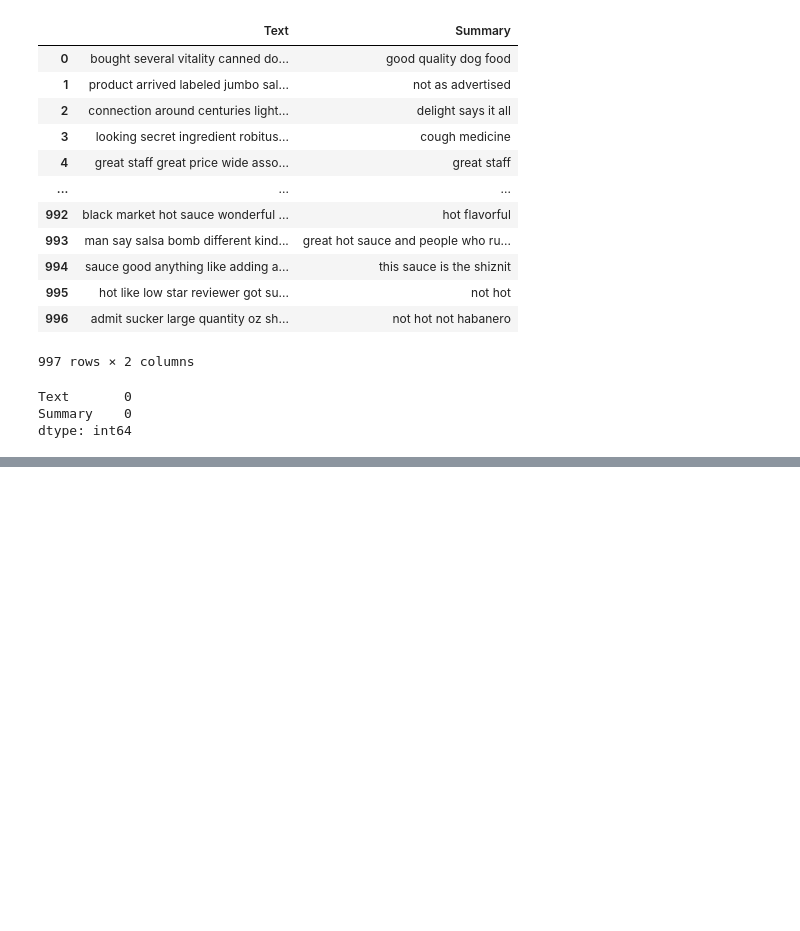
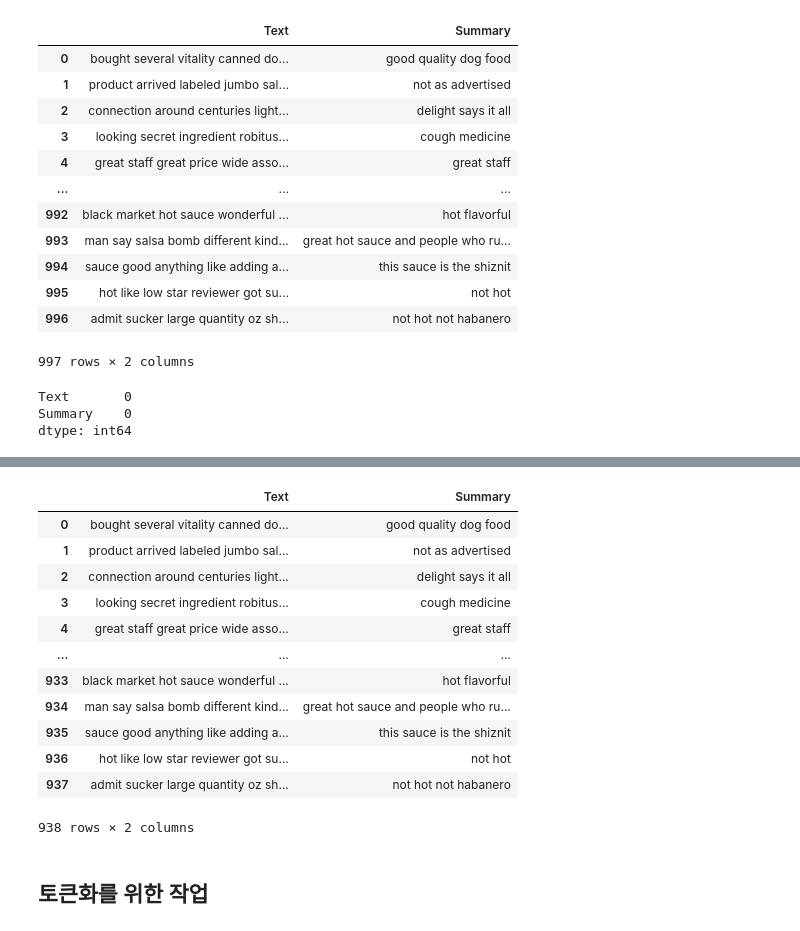
Before and after one commit to ksclown/DL_by_ksclown, a Jupyter notebook: Text Summarize.ipynb, the cells around one changed output, grey strips where cells are left out. Saved outputs shown, nothing was run; the diff lists cells and outputs as text; code cells hidden in the pictures; blank space fills up the shorter version.

```diff
--- a/Text Summarize.ipynb
+++ b/Text Summarize.ipynb
@@ -273,4 +298,10 @@ spell = Speller(lang = "en")
 # %%
+# 위의 함수와 달리 이번 실습에서 직접 사용하는 코드 #
+## 스펠링 맞춤법 ##
+# https://www.delftstack.com/ko/howto/python/python-spell-checker/
+spell = Speller(lang = "en")
+
+
 # 전체 전처리 함수 #
 ## re.sub（검색 패턴, 치환되는 텍스트, 치환할려는 텍스트）
 def preprocess_doc(document, remove_stopwords = True) :
@@ -279,25 +310,29 @@ def preprocess_doc(document, remove_stopwords = True) :
 
     ## 괄호 없애기
     document = BeautifulSoup(document, "lxml").text  # html 태그 제거 (<> ~~ <> 같은)
-    document = re.sub(r'\([^)]*\)', '', document)    # 괄호로 묶인 문자열 제거
+    document = re.sub(r'\([^)]*\)', ' ', document)   # 괄호로 묶인 문자열 제거
 
     ## 정규화
-    document = expand_contractions(document)         # 규칙 기반 정규화
+    ## 띄어쓰기로 구분한 문장을 규칙 안에 있는거면 정규화 아니면 다시 똑같이 내보내기
+    ## 딕셔너리로 되어있기 때문에 가능
+    document = ' '.join([contractions_dict[t] if t in contractions_dict else t for t in document.split(" ")])   # 규칙기반 정규화
+
+    ## 필요없는 내용 제거 (스테밍)
     document = re.sub(r"'s\b","",document)           # 소유격 제거
-
-    ## 따옴표 제거
     document = re.sub('"','', document)              # 큰따옴표 제거
     document = re.sub("'",'', document)              # 작은따옴표 제거
+    document = re.sub("[^a-zA-Z]", " ", document)    # 영어 외 문자 공백치환
 
     ## 그외 전처리
-    document = re.sub("[^a-zA-Z]", " ", document)    # 영어 외 문자 공백치환
     document = spell(document)                       # 철자 수정
 
-    # 불용어 제거 (Text)
-    if remove_stopwords :
+    ## 불용어 처리
+    ## '구분자'.join(리스트)
+    ## 문장을 구분하고 구분한 단어게 불용어가 아니고 공백이 아니면 join 불용어면 버리기
+    if remove_stopwords :                            # 불용어 제거 (Text)
         tokens = ' '.join(word for word in document.split() if not word in stop_words if len(word) > 1)
-    # 불용어 미제거 (Summary)
-    else:
+    ## Summary에서 불용어 처리를 하지않는 이유는 요약 방법이 "추상적 요약"이기 때문
+    else :                                           # 불용어 미제거 (Summary)
         tokens = ' '.join(word for word in document.split() if len(word) > 1)
     return tokens
 # %%
@@ -358,0 +450,30 @@ dtype: int64
+# %%
+# Boxplot 기준으로 이상치 제거 #
+
+# Text #
+review_df = review_df[review_df['Text'].apply(lambda x: len(x.split()) <= 100)]  # 100(최댓값에 근접한 숫자)을 기준으로 자르기
+review_df = review_df[review_df['Text'].apply(lambda x: len(x.split()) >= 5)]    # 5(텍스트 최소값)을 기준으로 자르기
+
+# Summary #
+review_df = review_df[review_df['Summary'].apply(lambda x: len(x.split()) <= 10)] # 10(최댓값에 근접한 숫자)을 기준으로 자르기
+review_df = review_df[review_df['Summary'].apply(lambda x: len(x.split()) >= 1)]  # 1(서머리 0을 미리 제거함)을 기준으로 자르기
+
+# 인덱스 다시 처리 후 확인 #
+review_df = review_df.reset_index(drop = True)
+review_df
+# %% [output]
+|  | Text | Summary |
+| 0 | bought several vitality canned do... | good quality dog food |
+| 1 | product arrived labeled jumbo sal... | not as advertised |
+| 2 | connection around centuries light... | delight says it all |
+| 3 | looking secret ingredient robitus... | cough medicine |
+| 4 | great staff great price wide asso... | great staff |
+| ... | ... | ... |
+| 933 | black market hot sauce wonderful ... | hot flavorful |
+| 934 | man say salsa bomb different kind... | great hot sauce and people who ru... |
+| 935 | sauce good anything like adding a... | this sauce is the shiznit |
+| 936 | hot like low star reviewer got su... | not hot |
+| 937 | admit sucker large quantity oz sh... | not hot not habanero |
+938 rows × 2 columns
+# %% [markdown]
+## 토큰화를 위한 작업
```
Also changed, not shown: parts of 14 cells of this notebook.
